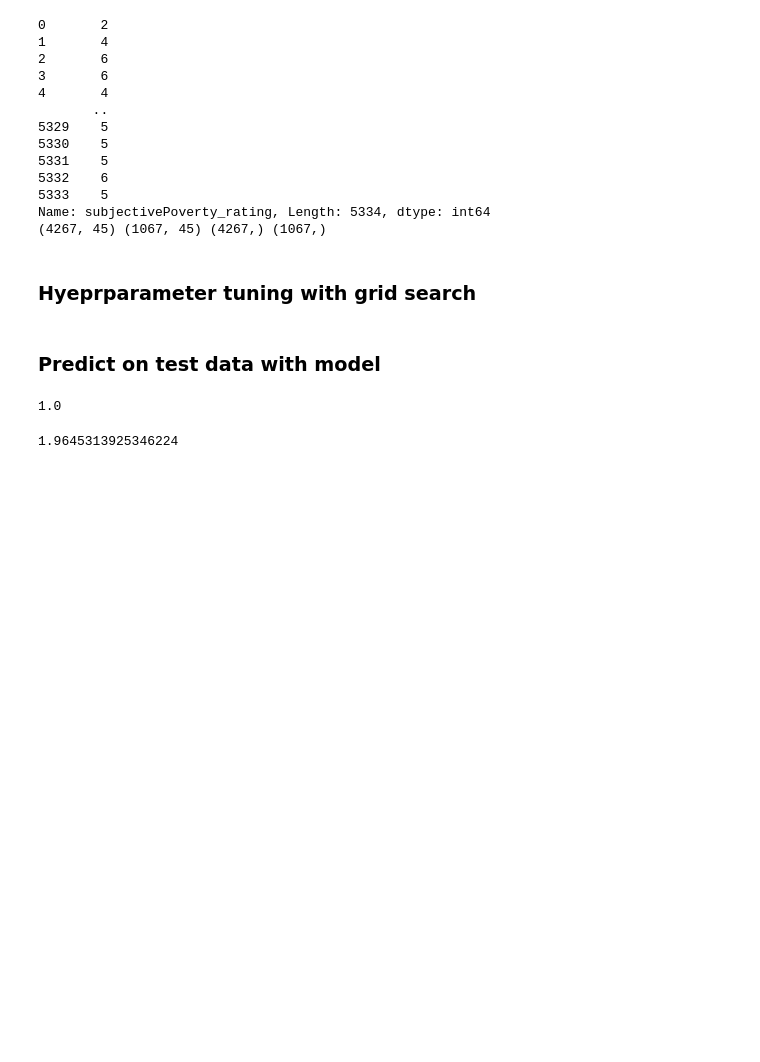
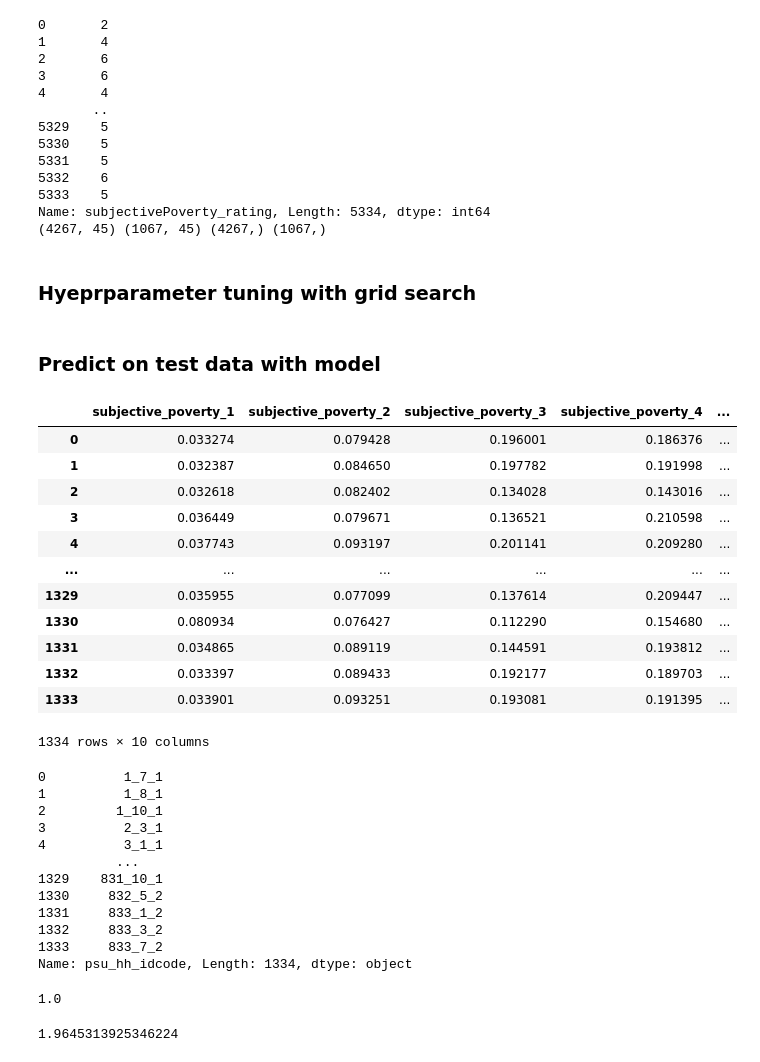
Before and after one commit to eugenesimm/Kaggle_poverty_rate, a Jupyter notebook: 3-modelling/EG_SVM.ipynb, the cells around one changed output. Drawn from its saved outputs; the diff is of its cells as text; code cells hidden in the pictures; blank space fills up the shorter version.

```diff
--- a/3-modelling/EG_SVM.ipynb
+++ b/3-modelling/EG_SVM.ipynb
@@ -173,34 +173,61 @@ test_input_x = pd.concat([numerical_df, encoded_df], axis=1)
 test_x_columns = test_x.columns
 
 # Step 2: Reorder df2 columns to match df1
 test_input_x = test_input_x.reindex(columns=[col for col in test_x_columns if col in test_input_x.columns])
 
 # Step 3: Add the extra columns from df1 that are missing in df2
 for col in test_x_columns:
     if col not in test_input_x.columns:
         test_input_x[col] = 0  # Assign 0
 # Step 4: Reorder df2 to exactly match df1's column order
 test_input_x = test_input_x[test_x_columns]
 
 
 # print("After One-Hot Encoding:\n", test_input_x.head())
 
 scaler = StandardScaler()
 scaler.fit_transform(train_x)
 test_input_x_trans = scaler.transform(test_input_x)
 
 id = test_input['psu_hh_idcode']
 y_val_pred_proba = optimal_params.predict_proba(test_input_x_trans)
 
 column_names = [f"subjective_poverty_{i}" for i in range(1, 11)]
 probs = pd.DataFrame(y_val_pred_proba, columns=column_names)
+display(probs)
+display(id)
 submission = pd.concat([id, probs], axis=1)
 
 print(y_val_pred_proba[1].sum())
 
 submission.to_csv(os.path.join(RESULT_DATA_DIR, "submission_svm.csv"), index=False)
 # %% [output]
+|  | subjective_poverty_1 | subjective_poverty_2 | subjective_poverty_3 | subjective_poverty_4 | ... |
+| 0 | 0.033274 | 0.079428 | 0.196001 | 0.186376 | ... |
+| 1 | 0.032387 | 0.084650 | 0.197782 | 0.191998 | ... |
+| 2 | 0.032618 | 0.082402 | 0.134028 | 0.143016 | ... |
+| 3 | 0.036449 | 0.079671 | 0.136521 | 0.210598 | ... |
+| 4 | 0.037743 | 0.093197 | 0.201141 | 0.209280 | ... |
+| ... | ... | ... | ... | ... | ... |
+| 1329 | 0.035955 | 0.077099 | 0.137614 | 0.209447 | ... |
+| 1330 | 0.080934 | 0.076427 | 0.112290 | 0.154680 | ... |
+| 1331 | 0.034865 | 0.089119 | 0.144591 | 0.193812 | ... |
+| 1332 | 0.033397 | 0.089433 | 0.192177 | 0.189703 | ... |
+| 1333 | 0.033901 | 0.093251 | 0.193081 | 0.191395 | ... |
-1.0
+1334 rows × 10 columns
+0          1_7_1
+1          1_8_1
+2         1_10_1
+3          2_3_1
+4          3_1_1
+          ...
+1329    831_10_1
+1330     832_5_2
+1331     833_1_2
+1332     833_3_2
+1333     833_7_2
+Name: psu_hh_idcode, Length: 1334, dtype: object
+1.0
 # %%
 #For my reference, predict with optimized parameters HARD CODED Version
 
```
Also changed, not shown: parts of 1 cell of this notebook, 7 other files.
